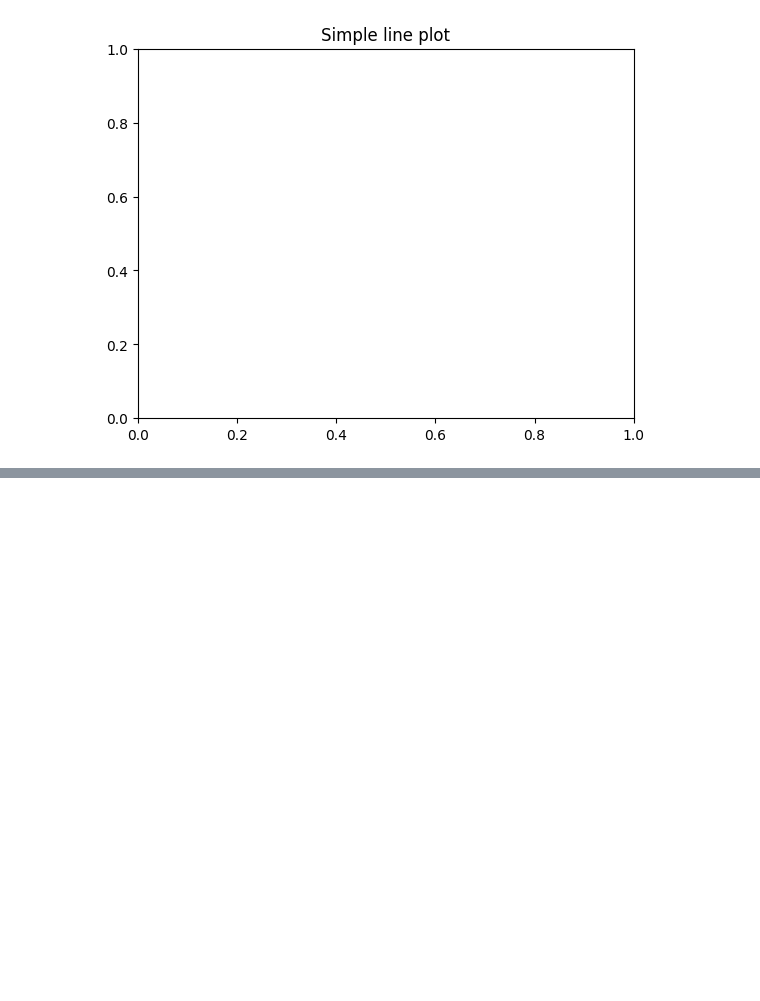
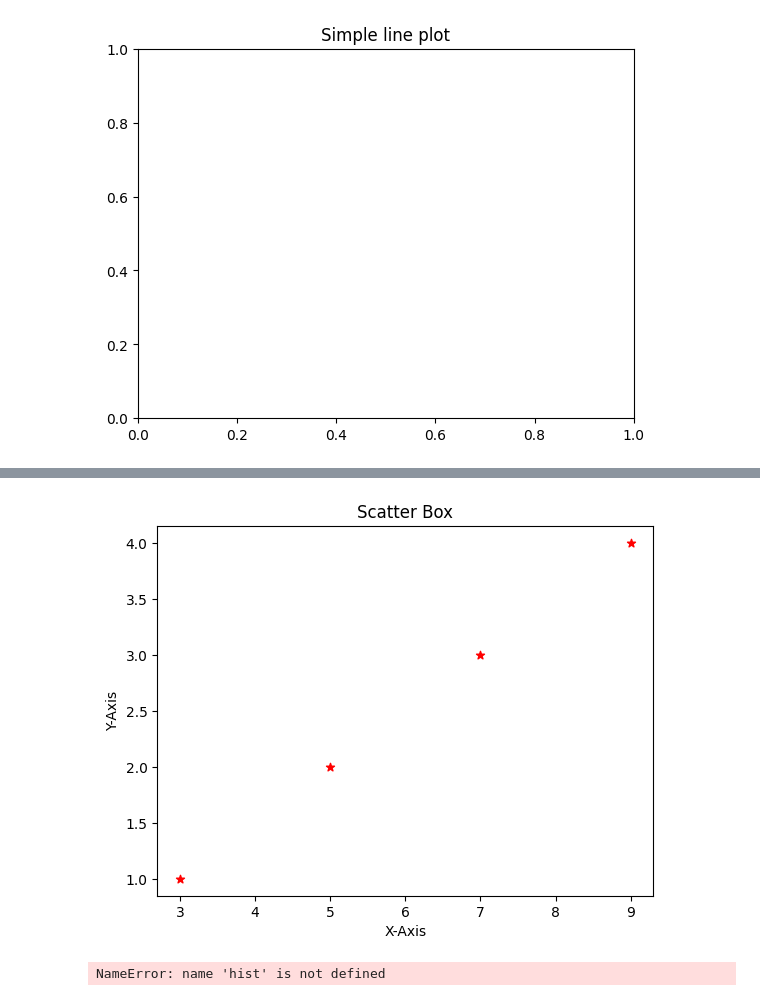
Before and after one commit to Ahmadrazakhan-786/AI-ML, a Jupyter notebook: Matplot.ipynb, the cells around one changed output, grey strips where cells are left out. Saved outputs shown, nothing was run; the diff lists cells and outputs as text; code cells hidden in the pictures; blank space fills up the shorter version.

```diff
--- a/Matplot.ipynb
+++ b/Matplot.ipynb
@@ -19,0 +32,21 @@ plt.show()
+# %%
+import matplotlib.pyplot as plt
+x = [3,5,7,9]
+y= [1,2,3,4]
+plt.scatter(x,y, color="red", marker = "*")
+plt.title("Scatter Box")
+plt.xlabel("X-Axis")
+plt.ylabel("Y-Axis")
+plt.show()
+# %% [output]
+[figure, added]
+# %%
+import matplotlib.pyplot as plt
+ages =  [22, 25, 27, 22, 29, 34, 40, 22, 36, 28, 30, 25, 40, 42, 45]
+plt.hist(hist,ages,bins=5, color = "skyblue", edgecolor="black")
+plt.title("Age Distribution")
+plt.xlabel("Age Groups")
+plt.ylabel("frequency")
+plt.show()
+# %% [output]
+NameError: name 'hist' is not defined
```
Also changed, not shown: parts of 2 cells of this notebook.
